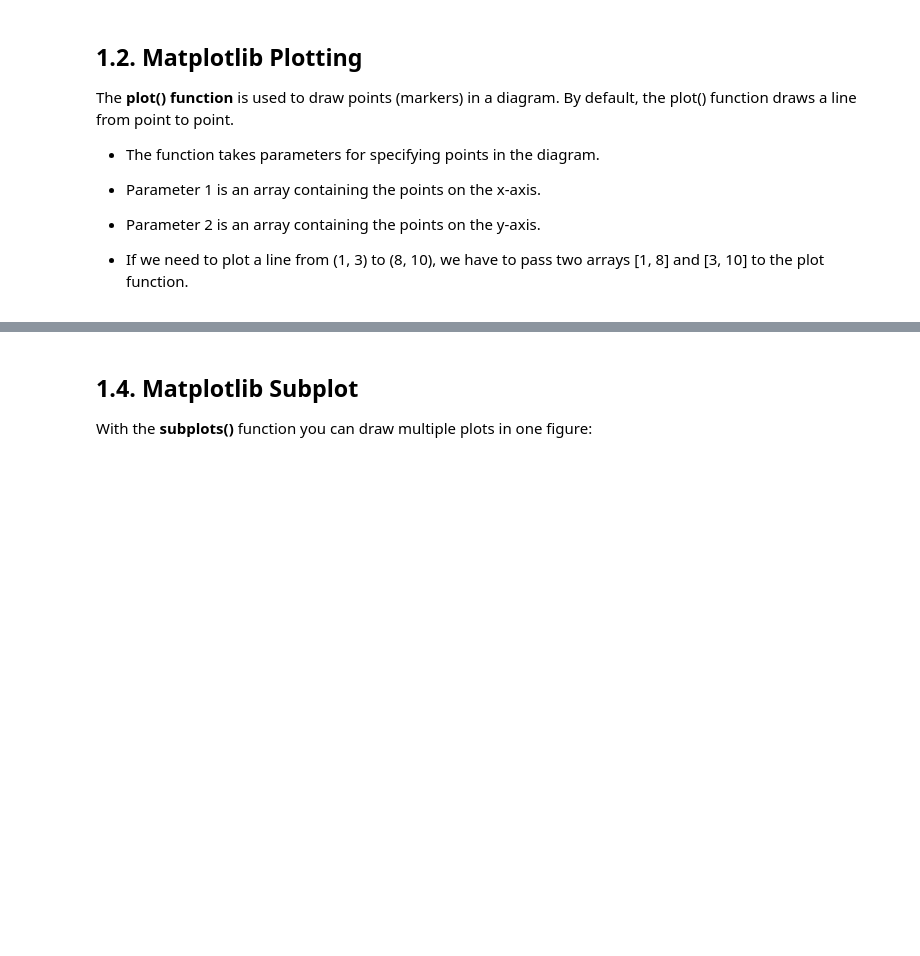
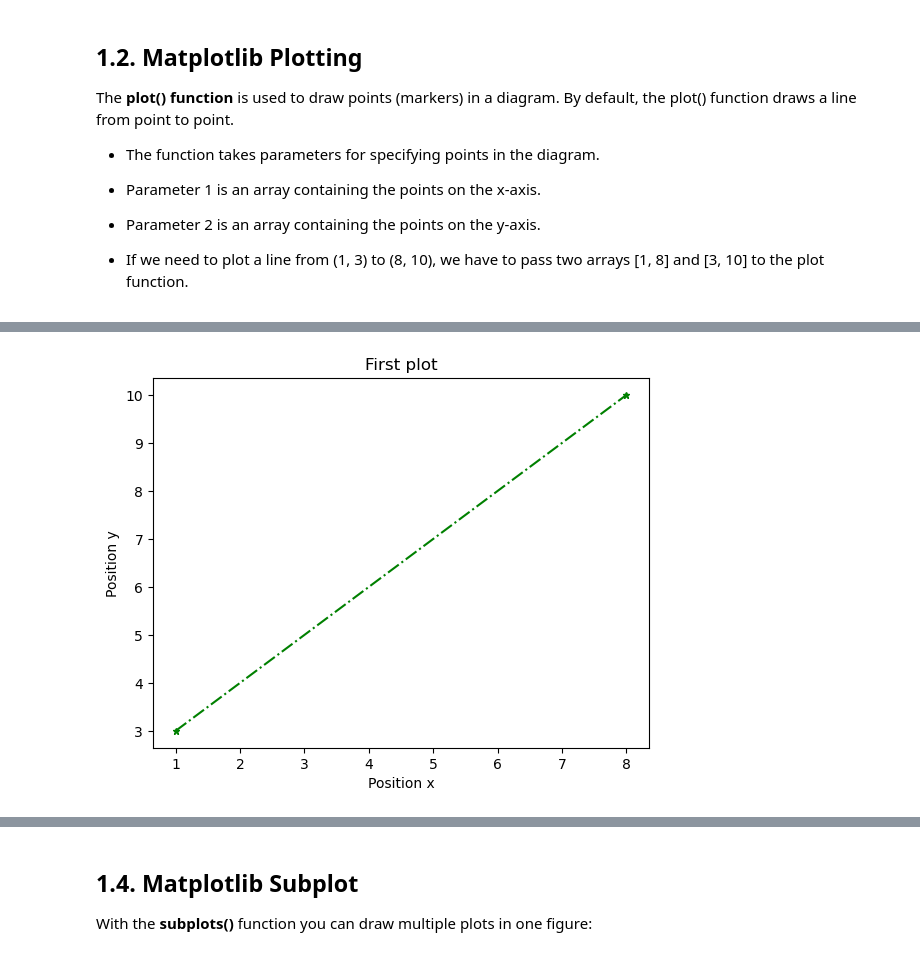
Before and after one commit to FreddyEcu-Ch/Python-Foundations, a Jupyter notebook: Día 3/Data Visualization.ipynb, the cells around one changed output, grey strips where cells are left out. Drawn from its saved outputs; the diff is of its cells as text; code cells hidden in the pictures; blank space fills up the shorter version.

```diff
--- a/Día 3/Data Visualization.ipynb
+++ b/Día 3/Data Visualization.ipynb
@@ -78,14 +80,16 @@ plt.show()
 # %%
 # Add labels, markers, color, and style and title
 
 x = np.array([1, 8])
 y = np.array([3, 10])
 
-plt.plot(x, y, marker="o", ms=5, c='g', ls="-.")
+plt.plot(x, y, marker="*", ms=5, c='g', ls="-.")
 plt.title("First plot")
 plt.xlabel("Position x")
 plt.ylabel("Position y")
 plt.show()
+# %% [output]
+[figure, added]
 # %%
 # Set font properties for title and labels
 
```
Also changed, not shown: parts of 29 cells of this notebook.
